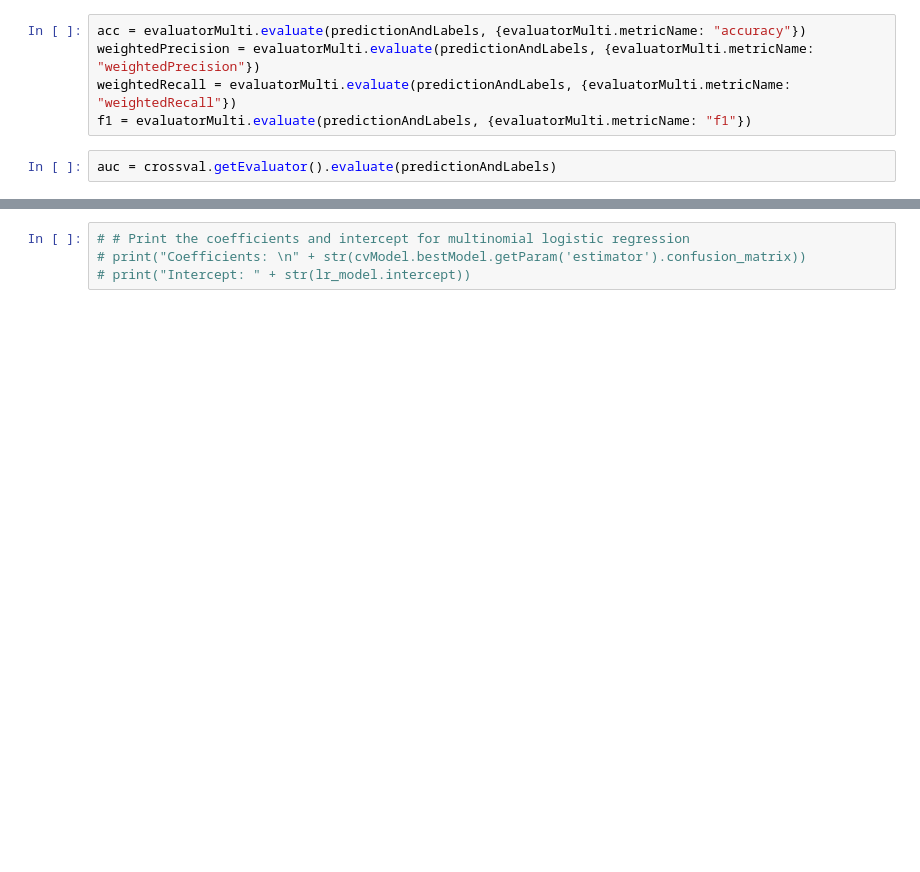
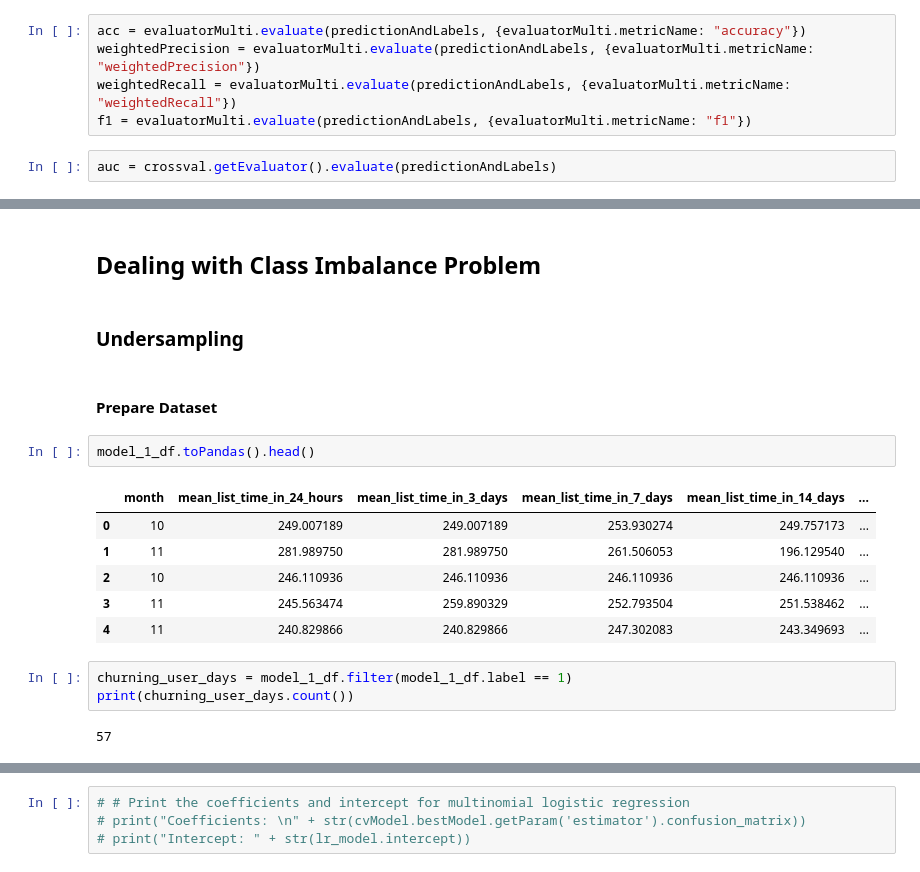
Before and after one commit to tarcisobraz/sparkify-churn-prediction, a Jupyter notebook: Sparkify.ipynb, the cells around one changed output, grey strips where cells are left out. Saved outputs shown, nothing was run; the diff lists cells and outputs as text; blank space fills up the shorter version.

```diff
--- a/Sparkify.ipynb
+++ b/Sparkify.ipynb
@@ -958,0 +1010,20 @@ auc:  0.5473225404732253
+# %% [markdown]
+## Dealing with Class Imbalance Problem
+# %% [markdown]
+### Undersampling
+# %% [markdown]
+#### Prepare Dataset
+# %%
+model_1_df.toPandas().head()
+# %% [output]
+|  | month | mean_list_time_in_24_hours | mean_list_time_in_3_days | mean_list_time_in_7_days | mean_list_time_in_14_days | ... |
+| 0 | 10 | 249.007189 | 249.007189 | 253.930274 | 249.757173 | ... |
+| 1 | 11 | 281.989750 | 281.989750 | 261.506053 | 196.129540 | ... |
+| 2 | 10 | 246.110936 | 246.110936 | 246.110936 | 246.110936 | ... |
+| 3 | 11 | 245.563474 | 259.890329 | 252.793504 | 251.538462 | ... |
+| 4 | 11 | 240.829866 | 240.829866 | 247.302083 | 243.349693 | ... |
+# %%
+churning_user_days = model_1_df.filter(model_1_df.label == 1)
+print(churning_user_days.count())
+# %% [output]
+57
```
Also changed, not shown: parts of 51 cells of this notebook.
